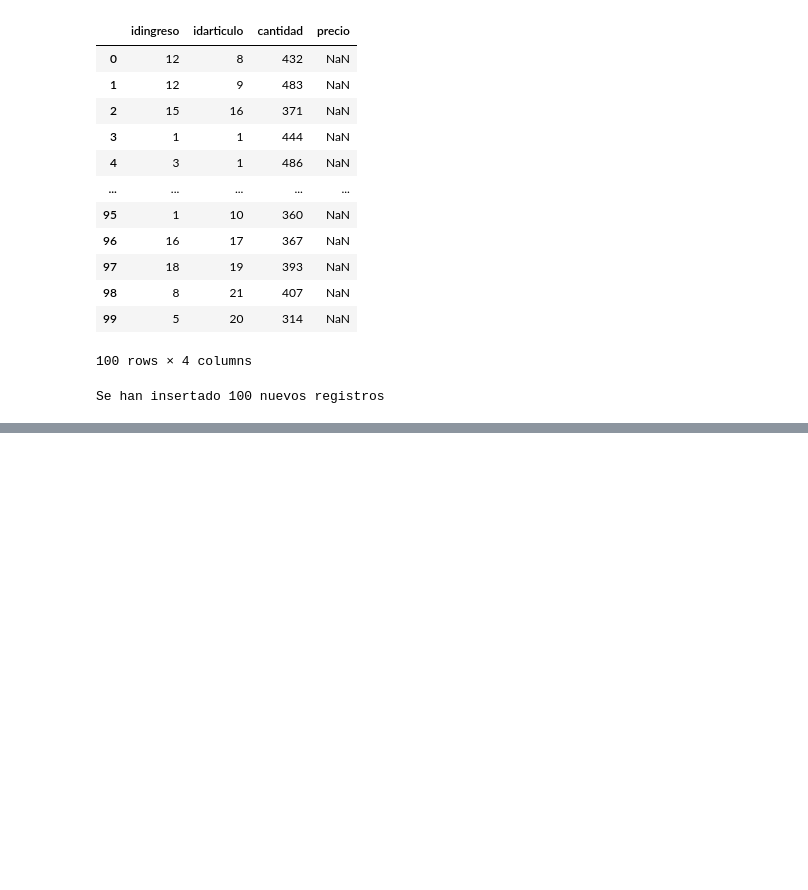
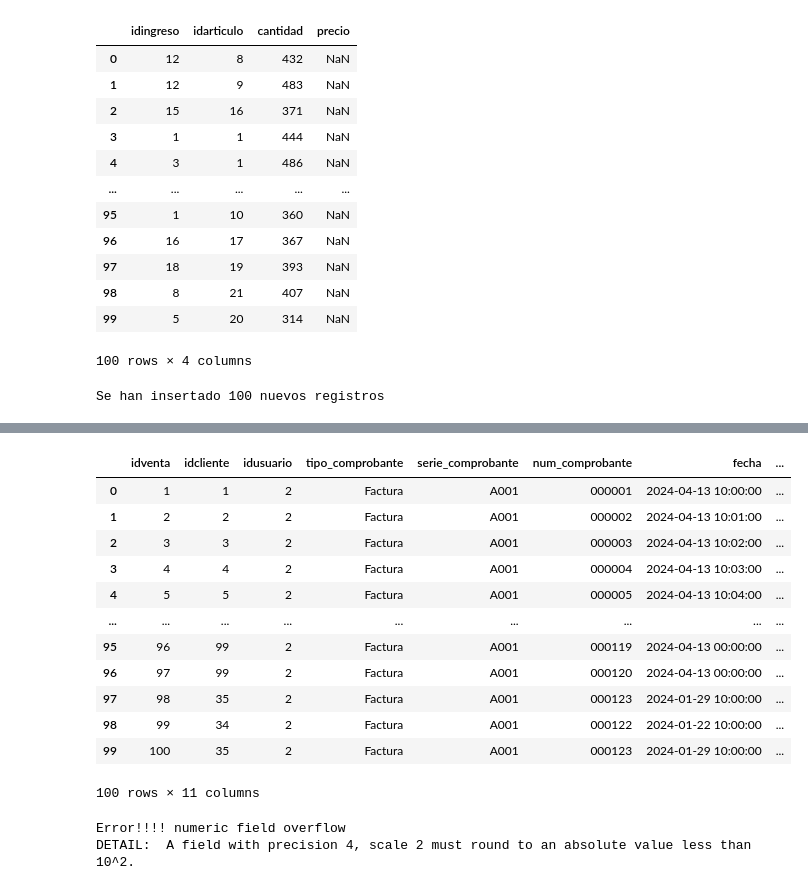
Before and after one commit to 1Dore/EComerce-ETL-AWS, a Jupyter notebook: python notebooks/Ecomerce_P.ipynb, the cells around one changed output, grey strips where cells are left out. Cells and saved outputs as stored; diff of their text form; code cells hidden in the pictures; blank space fills up the shorter version.

Commit message:
Insterado en la trasaccional completad
Detalle_Venta
venta

```diff
--- a/python notebooks/Ecomerce_P.ipynb
+++ b/python notebooks/Ecomerce_P.ipynb
@@ -361,0 +372,3 @@ except Exception as ex:
+# %%
+df_detalle_venta['precio'] = df_detalle_venta['idarticulo'].apply(dar_precio)
+df_detalle_venta
@@ -361,0 +411,4 @@ except Exception as ex:
+# %%
+sql_query = "select * from venta"
+df_venta = pd.read_sql(sql_query, driver)
+df_venta.head()
@@ -361,0 +422,64 @@ except Exception as ex:
+# %%
+def dar_total(x):
+    precios = np.array(df_detalle_venta[df_detalle_venta['idventa'] == x ]['precio'])
+    cantidades = np.array(df_detalle_venta[df_detalle_venta['idventa'] == x ]['cantidad'])
+    descuentos = np.array(df_detalle_venta[df_detalle_venta['idventa'] == x ]['descuento'])
+    descuentos = descuentos - 1
+    descuentos = np.nan_to_num(descuentos, nan=-1)
+    descuentos = descuentos * -1
+
+    totales = precios * cantidades * descuentos
+
+    total = totales.sum()
+    impuesto = total * 0.12
+    return total, impuesto
+
+def query_update(fila, total, impuesto):
+    query = f"update venta"
+    query += f" set total = {total:.2f}, impuesto = {impuesto:.2f} where idventa = {fila};"
+    return query
+# %%
+datos = df_venta['idventa'].apply(dar_total)
+datos = np.array([i for i in datos])
+datos = datos.transpose()
+df_venta['total'] = datos[0]
+df_venta['impuesto'] = datos[1]
+# %%
+df_venta[]
+# %% [output]
+|  | idventa | idcliente | idusuario | tipo_comprobante | serie_comprobante | num_comprobante | fecha | ... |
+| 0 | 1 | 1 | 2 | Factura | A001 | 000001 | 2024-04-13 10:00:00 | ... |
+| 1 | 2 | 2 | 2 | Factura | A001 | 000002 | 2024-04-13 10:01:00 | ... |
+| 2 | 3 | 3 | 2 | Factura | A001 | 000003 | 2024-04-13 10:02:00 | ... |
+| 3 | 4 | 4 | 2 | Factura | A001 | 000004 | 2024-04-13 10:03:00 | ... |
+| 4 | 5 | 5 | 2 | Factura | A001 | 000005 | 2024-04-13 10:04:00 | ... |
+| ... | ... | ... | ... | ... | ... | ... | ... | ... |
+| 95 | 96 | 99 | 2 | Factura | A001 | 000119 | 2024-04-13 00:00:00 | ... |
+| 96 | 97 | 99 | 2 | Factura | A001 | 000120 | 2024-04-13 00:00:00 | ... |
+| 97 | 98 | 35 | 2 | Factura | A001 | 000123 | 2024-01-29 10:00:00 | ... |
+| 98 | 99 | 34 | 2 | Factura | A001 | 000122 | 2024-01-22 10:00:00 | ... |
+| 99 | 100 | 35 | 2 | Factura | A001 | 000123 | 2024-01-29 10:00:00 | ... |
+100 rows × 11 columns
+# %%
+try:
+    db_pg_conn = psycopg2.connect(
+                        database=config.get('ECOMERCE', 'DB_NAME'),
+                        user=config.get('ECOMERCE', 'DB_USERNAME'),
+                        password=config.get('ECOMERCE', 'DB_PASSWORD'),
+                        port=config.get('ECOMERCE', 'DB_PORT'),
+                        host=RDS_HOSTNAME)
+    cursor = db_pg_conn.cursor()
+    query = ""
+    for row in df_venta.iterrows():
+        query += query_update(int(row[1]['idventa']), row[1]['total'], row[1]['impuesto'])
+        query += "\n"
+    cursor.execute(query)
+    db_pg_conn.commit()
+except Exception as ex:
+    print('Error!!!!', ex)
+finally:
+    cursor.close()
+    db_pg_conn.close()
+# %% [output]
+Error!!!! numeric field overflow
+DETAIL:  A field with precision 4, scale 2 must round to an absolute value less than 10^2.
```
Also changed, not shown: parts of 13 cells of this notebook, 2 other files.
